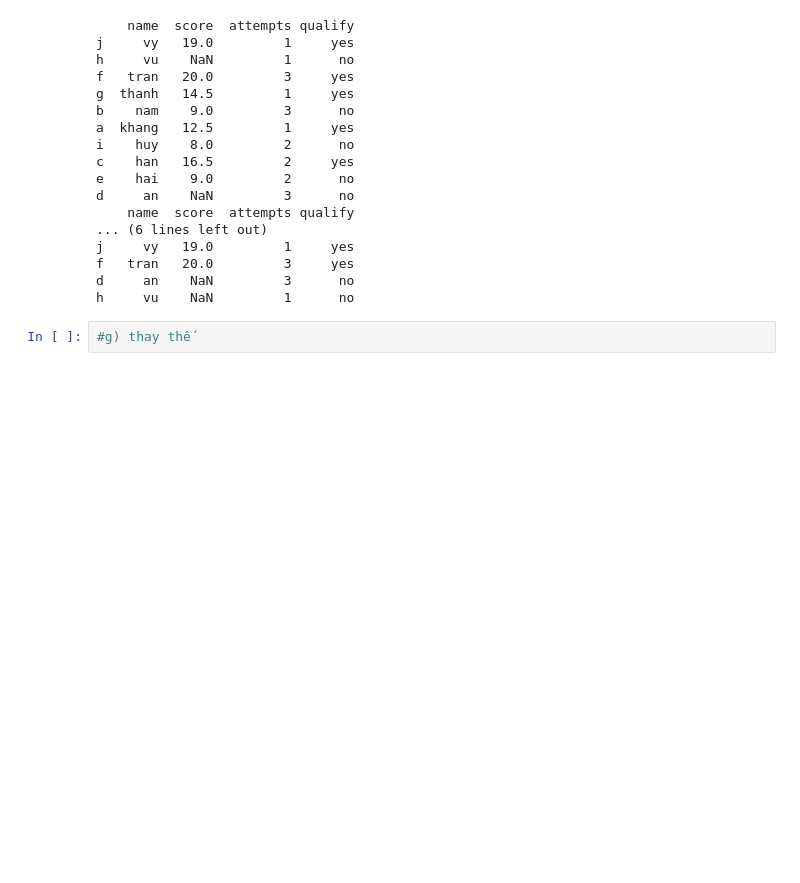
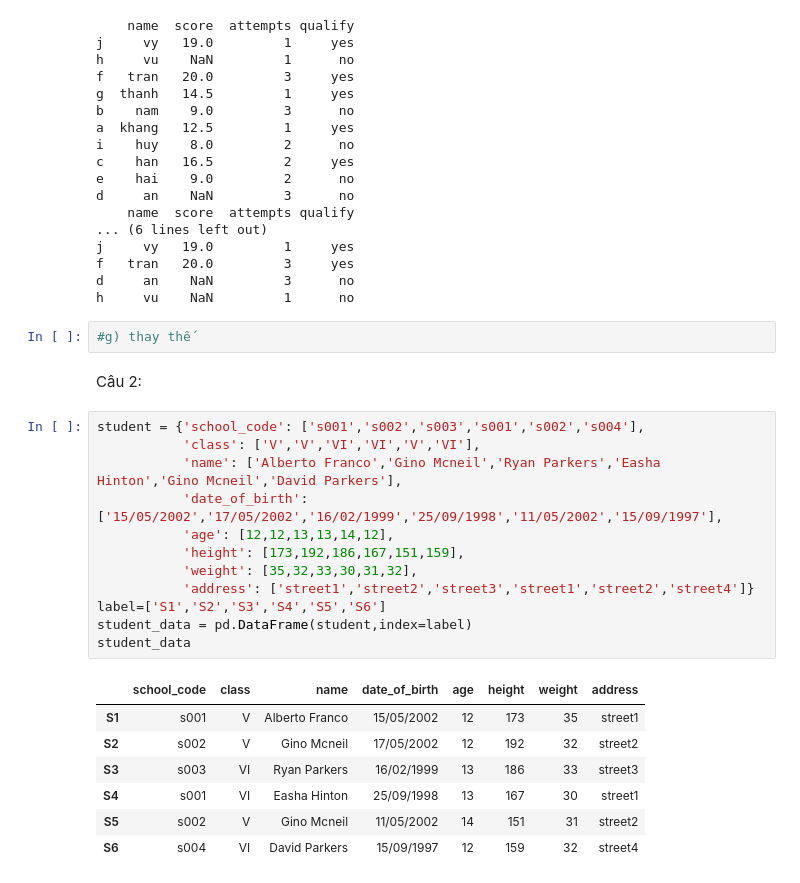
Before and after one commit to giakhangle/phantichdulieu, a Jupyter notebook: ontapgk.ipynb, the cells around one changed output. Drawn from its saved outputs; the diff is of its cells as text; blank space fills up the shorter version.

```diff
--- a/ontapgk.ipynb
+++ b/ontapgk.ipynb
@@ -139,3 +153,25 @@ d     an    NaN         3      no
 h     vu    NaN         1      no
 # %%
 #g) thay thế
+# %% [markdown]
+Câu 2:
+# %%
+student = {'school_code': ['s001','s002','s003','s001','s002','s004'],
+           'class': ['V','V','VI','VI','V','VI'],
+           'name': ['Alberto Franco','Gino Mcneil','Ryan Parkers','Easha Hinton','Gino Mcneil','David Parkers'],
+           'date_of_birth': ['15/05/2002','17/05/2002','16/02/1999','25/09/1998','11/05/2002','15/09/1997'],
+           'age': [12,12,13,13,14,12],
+           'height': [173,192,186,167,151,159],
+           'weight': [35,32,33,30,31,32],
+           'address': ['street1','street2','street3','street1','street2','street4']}
+label=['S1','S2','S3','S4','S5','S6']
+student_data = pd.DataFrame(student,index=label)
+student_data
+# %% [output]
+|  | school_code | class | name | date_of_birth | age | height | weight | address |
+| S1 | s001 | V | Alberto Franco | 15/05/2002 | 12 | 173 | 35 | street1 |
+| S2 | s002 | V | Gino Mcneil | 17/05/2002 | 12 | 192 | 32 | street2 |
+| S3 | s003 | VI | Ryan Parkers | 16/02/1999 | 13 | 186 | 33 | street3 |
+| S4 | s001 | VI | Easha Hinton | 25/09/1998 | 13 | 167 | 30 | street1 |
+| S5 | s002 | V | Gino Mcneil | 11/05/2002 | 14 | 151 | 31 | street2 |
+| S6 | s004 | VI | David Parkers | 15/09/1997 | 12 | 159 | 32 | street4 |
```
Also changed, not shown: parts of 3 cells of this notebook.
